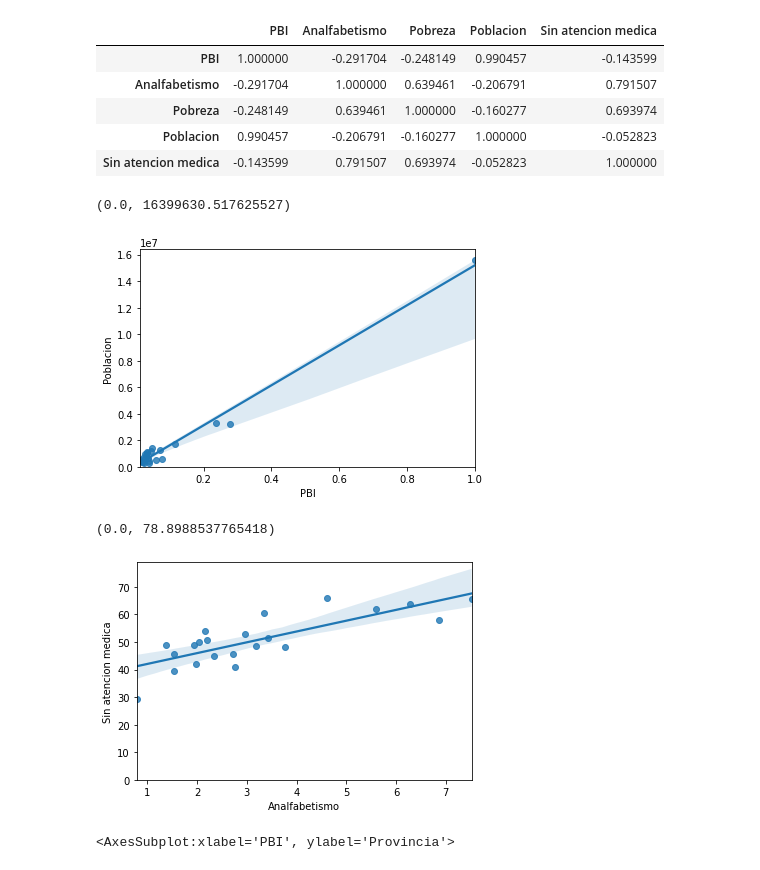
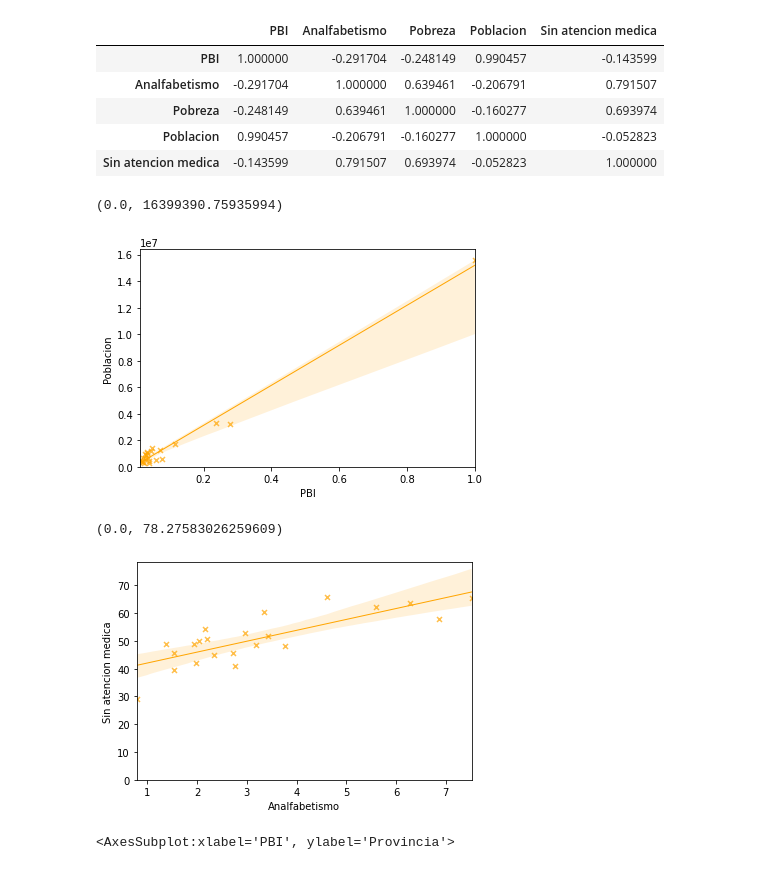
Before and after one commit to NestorDiazDataSC/Analisis_de_Datos, a Jupyter notebook: Analisis_Argentina/Analisis Argentina.ipynb, the cells around one changed output. Cells and saved outputs as stored; diff of their text form; code cells hidden in the pictures.

```diff
--- a/Analisis_Argentina/Analisis Argentina.ipynb
+++ b/Analisis_Argentina/Analisis Argentina.ipynb
@@ -150,17 +159,23 @@ df [["PBI", "Analfabetismo", "Pobreza", "Poblacion", "Sin atencion medica"]].cor
 | Poblacion | 0.990457 | -0.206791 | -0.160277 | 1.000000 | -0.052823 |
 | Sin atencion medica | -0.143599 | 0.791507 | 0.693974 | -0.052823 | 1.000000 |
 # %%
-sns.regplot(x="PBI", y="Poblacion", data=df)   # Para hacer un grafico y ver la correlación que hay de forma grafica
+sns.regplot(x="PBI", y="Poblacion", data=df,
+            color="orange",marker="x",  # color de los puntos, linea y tipo de puntos (o, s, x, ^)
+            line_kws={"color": "orange", "lw": 1}, # Para personalizar la linea.
+           scatter_kws={"alpha": 0.7, "s": 25})   # Tamaño y transparencia de los puntos.
 plt.ylim(0)
 # %% [output]
-(0.0, 16399630.517625527)
+(0.0, 16399390.75935994)
-[figure, old version]
+[figure, new version]
 # %%
-sns.regplot(x="Analfabetismo", y="Sin atencion medica", data=df)   # Con esto graficamos las 2 mejores correlaciones del DF
+sns.regplot(x="Analfabetismo", y="Sin atencion medica", data=df,
+            color="orange",marker="x",  # color de los puntos, linea y tipo de puntos (o, s, x, ^)
+            line_kws={"color": "orange", "lw": 1}, # Para personalizar la linea.
+           scatter_kws={"alpha": 0.7, "s": 25})   # Tamaño y transparencia de los puntos.
 plt.ylim(0)
 # %% [output]
-(0.0, 78.8988537765418)
+(0.0, 78.27583026259609)
-[figure, old version]
+[figure, new version]
 # %%
 sns.boxplot (x="PBI", y="Provincia", data=df) # Graficar en barras solo se usa cuando definimos en Y una variable categorica
 # %% [output]
```
Also changed, not shown: parts of 22 cells of this notebook.
